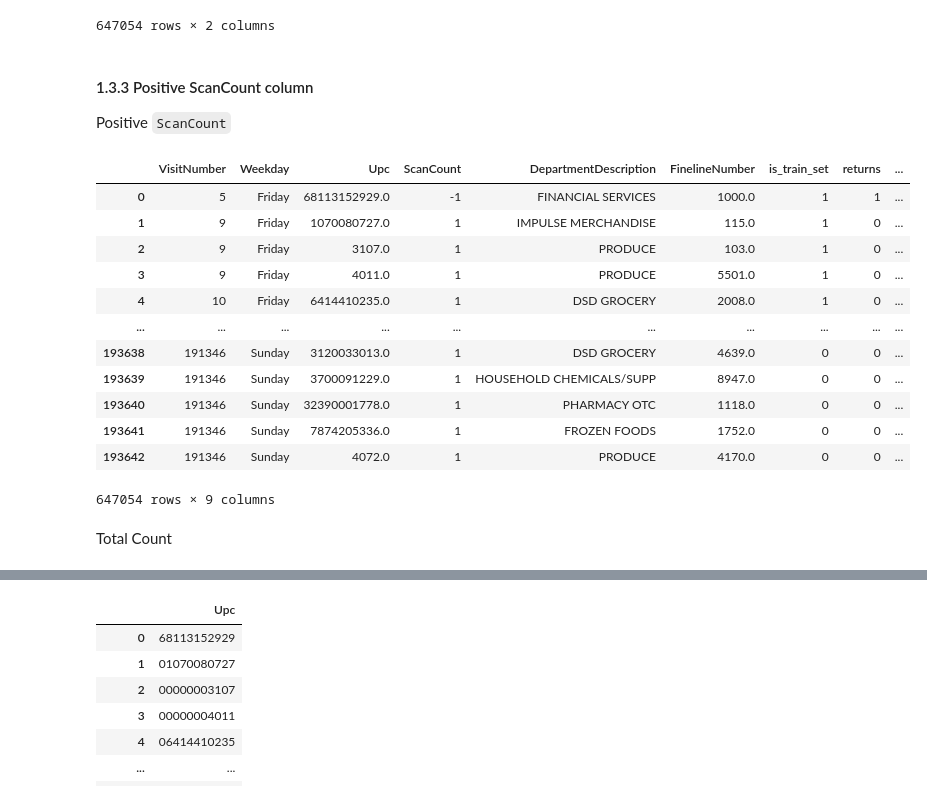
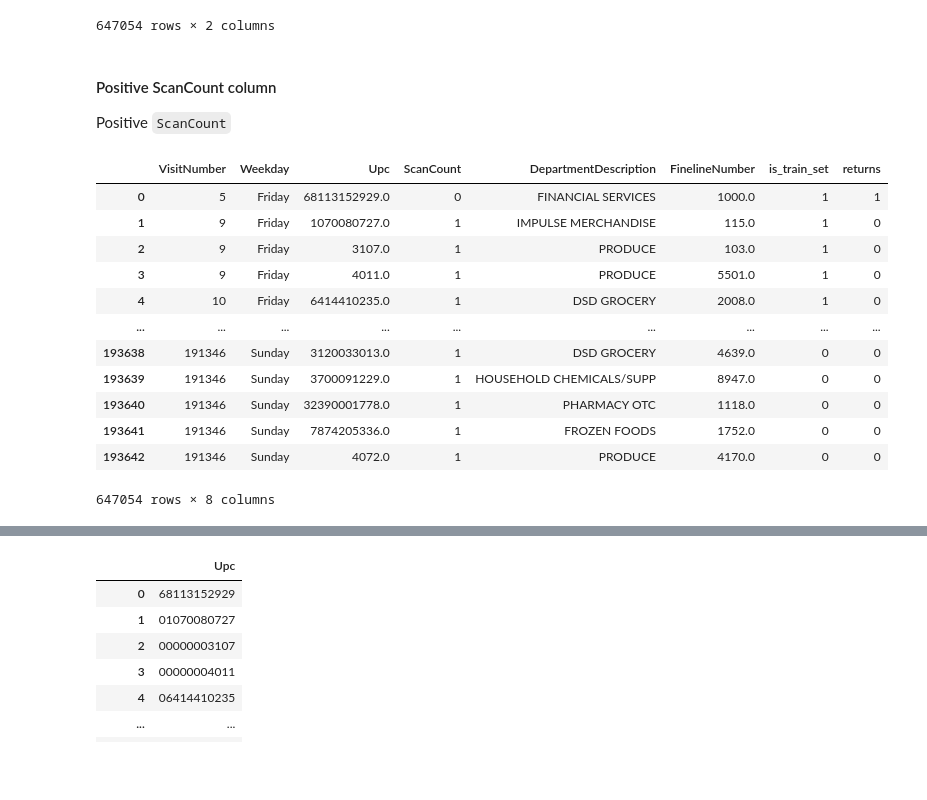
Before and after one commit to ser0090/dipdata, a Jupyter notebook: supervised/notebooks/baseline.ipynb, the cells around one changed output, grey strips where cells are left out. Saved outputs shown, nothing was run; the diff lists cells and outputs as text; code cells hidden in the pictures; blank space fills up the shorter version.

Commit message:
supervised clean

```diff
--- a/supervised/notebooks/baseline.ipynb
+++ b/supervised/notebooks/baseline.ipynb
@@ -292,27 +368,24 @@ clean_df[['ScanCount', 'returns']]
 | 193642 | 1 | 0 |
 647054 rows × 2 columns
 # %% [markdown]
-#### 1.3.3 Positive ScanCount column
+#### Positive ScanCount column
 
 Positive `ScanCount`
 # %%
-clean_df['rScount'] = clean_df.ScanCount
-clean_df.loc[clean_df.ScanCount < 0, 'rScount'] = 0
+clean_df.loc[clean_df.ScanCount < 0, 'ScanCount'] = 0
 clean_df
 # %% [output]
-|  | VisitNumber | Weekday | Upc | ScanCount | DepartmentDescription | FinelineNumber | is_train_set | returns | ... |
-| 0 | 5 | Friday | 68113152929.0 | -1 | FINANCIAL SERVICES | 1000.0 | 1 | 1 | ... |
-| 1 | 9 | Friday | 1070080727.0 | 1 | IMPULSE MERCHANDISE | 115.0 | 1 | 0 | ... |
-| 2 | 9 | Friday | 3107.0 | 1 | PRODUCE | 103.0 | 1 | 0 | ... |
-| 3 | 9 | Friday | 4011.0 | 1 | PRODUCE | 5501.0 | 1 | 0 | ... |
-| 4 | 10 | Friday | 6414410235.0 | 1 | DSD GROCERY | 2008.0 | 1 | 0 | ... |
-| ... | ... | ... | ... | ... | ... | ... | ... | ... | ... |
-| 193638 | 191346 | Sunday | 3120033013.0 | 1 | DSD GROCERY | 4639.0 | 0 | 0 | ... |
-| 193639 | 191346 | Sunday | 3700091229.0 | 1 | HOUSEHOLD CHEMICALS/SUPP | 8947.0 | 0 | 0 | ... |
-| 193640 | 191346 | Sunday | 32390001778.0 | 1 | PHARMACY OTC | 1118.0 | 0 | 0 | ... |
-| 193641 | 191346 | Sunday | 7874205336.0 | 1 | FROZEN FOODS | 1752.0 | 0 | 0 | ... |
-| 193642 | 191346 | Sunday | 4072.0 | 1 | PRODUCE | 4170.0 | 0 | 0 | ... |
+|  | VisitNumber | Weekday | Upc | ScanCount | DepartmentDescription | FinelineNumber | is_train_set | returns |
+| 0 | 5 | Friday | 68113152929.0 | 0 | FINANCIAL SERVICES | 1000.0 | 1 | 1 |
+| 1 | 9 | Friday | 1070080727.0 | 1 | IMPULSE MERCHANDISE | 115.0 | 1 | 0 |
+| 2 | 9 | Friday | 3107.0 | 1 | PRODUCE | 103.0 | 1 | 0 |
+| 3 | 9 | Friday | 4011.0 | 1 | PRODUCE | 5501.0 | 1 | 0 |
+| 4 | 10 | Friday | 6414410235.0 | 1 | DSD GROCERY | 2008.0 | 1 | 0 |
+| ... | ... | ... | ... | ... | ... | ... | ... | ... |
+| 193638 | 191346 | Sunday | 3120033013.0 | 1 | DSD GROCERY | 4639.0 | 0 | 0 |
+| 193639 | 191346 | Sunday | 3700091229.0 | 1 | HOUSEHOLD CHEMICALS/SUPP | 8947.0 | 0 | 0 |
+| 193640 | 191346 | Sunday | 32390001778.0 | 1 | PHARMACY OTC | 1118.0 | 0 | 0 |
+| 193641 | 191346 | Sunday | 7874205336.0 | 1 | FROZEN FOODS | 1752.0 | 0 | 0 |
+| 193642 | 191346 | Sunday | 4072.0 | 1 | PRODUCE | 4170.0 | 0 | 0 |
-647054 rows × 9 columns
+647054 rows × 8 columns
-# %% [markdown]
-Total Count
 # %% [markdown]
```
Also changed, not shown: parts of 81 cells of this notebook.
